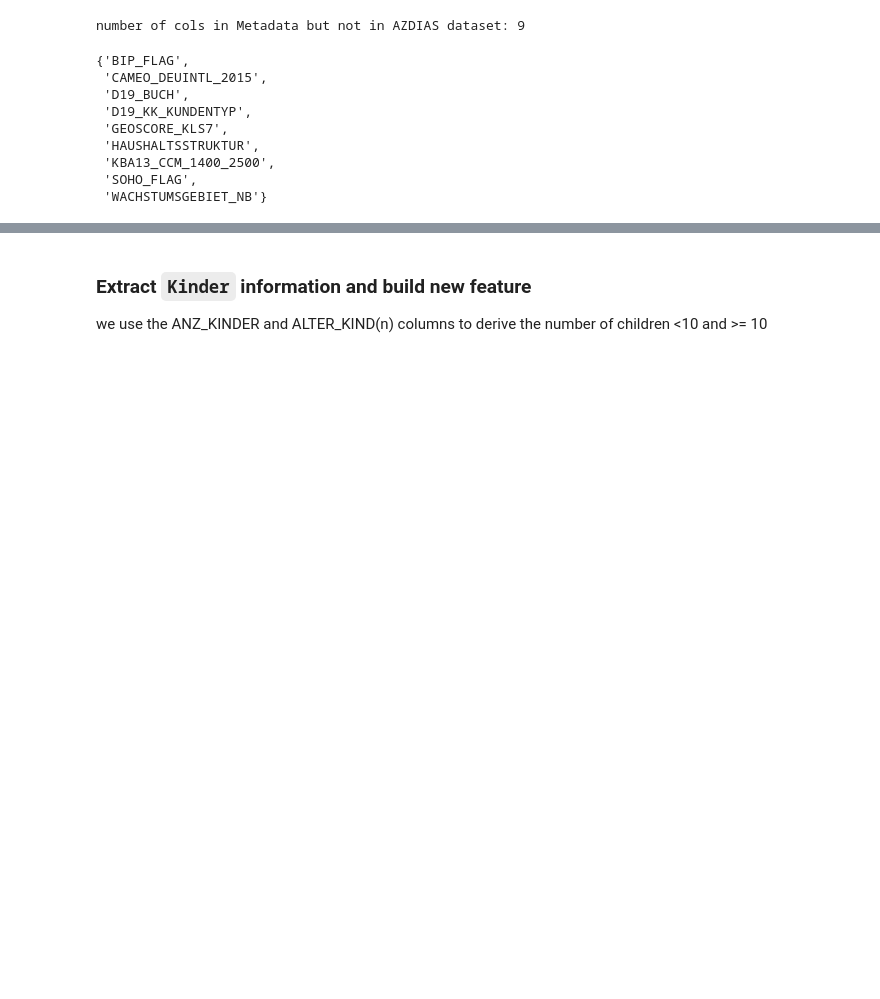
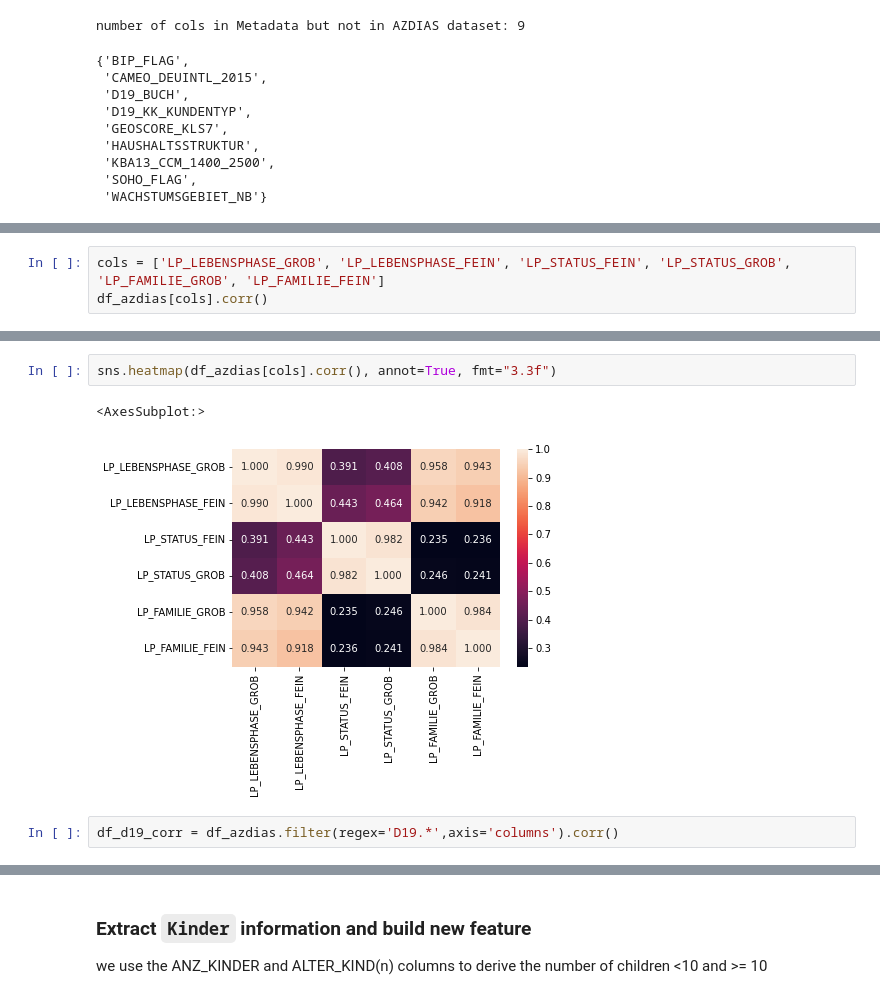
Before and after one commit to step-bauer/dsnd_capstone_arvato, a Jupyter notebook: Arvato Project Workbook.ipynb, the cells around one changed output, grey strips where cells are left out. Drawn from its saved outputs; the diff is of its cells as text; blank space fills up the shorter version.

```diff
--- a/Arvato Project Workbook.ipynb
+++ b/Arvato Project Workbook.ipynb
@@ -434,0 +509,3 @@ df_azdias[list(diff_set)].head()
+# %%
+cols = ['LP_LEBENSPHASE_GROB', 'LP_LEBENSPHASE_FEIN', 'LP_STATUS_FEIN', 'LP_STATUS_GROB', 'LP_FAMILIE_GROB', 'LP_FAMILIE_FEIN']
+df_azdias[cols].corr()
@@ -434,0 +520,7 @@ df_azdias[list(diff_set)].head()
+# %%
+sns.heatmap(df_azdias[cols].corr(), annot=True, fmt="3.3f")
+# %% [output]
+<AxesSubplot:>
+[figure, added]
+# %%
+df_d19_corr = df_azdias.filter(regex='D19.*',axis='columns').corr()
```
Also changed, not shown: parts of 68 cells of this notebook.
